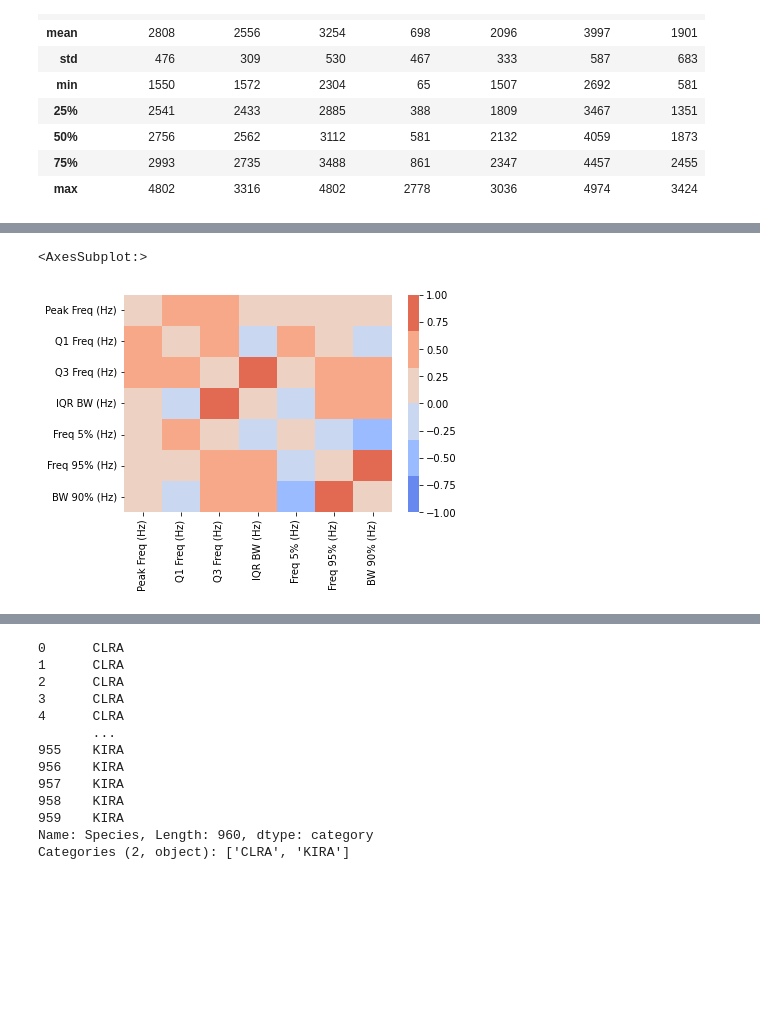
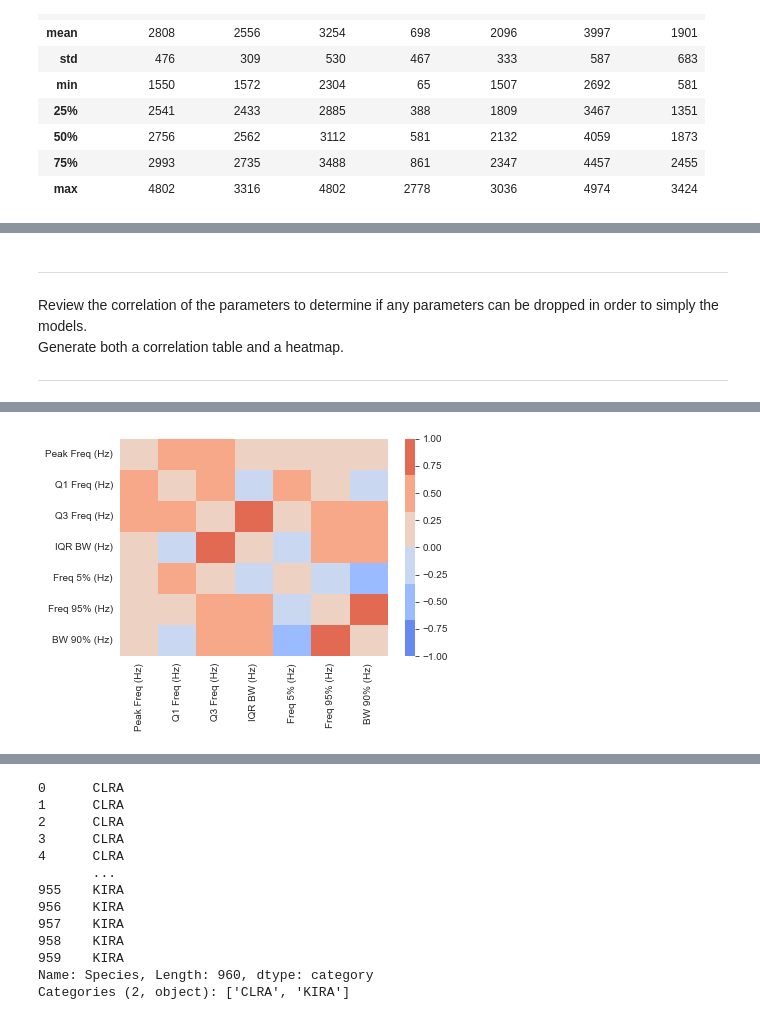
Before and after one commit to carl-schick-ds/rails, a Jupyter notebook: rails.ipynb, the cells around one changed output, grey strips where cells are left out. Drawn from its saved outputs; the diff is of its cells as text; code cells hidden in the pictures; blank space fills up the shorter version.

Commit message:
Parameter Models Interim Checkpoint

```diff
--- a/rails.ipynb
+++ b/rails.ipynb
@@ -101,0 +102,7 @@ King Rails Descriptive Statistics
+# %%
+print(rails_df['Species'].value_counts())
+rails_df['Species'] = rails_df['Species'].apply(lambda x: 'Clapper' if x == 'CLRA' else 'King')
+rails_df['Species'] = rails_df['Species'].astype('category')
+print(rails_df['Species'].value_counts())
+print()
+display(rails_df.info())
@@ -102,3 +128,8 @@ King Rails Descriptive Statistics
+# %% [markdown]
+***
+Review the correlation of the parameters to determine if any parameters can be dropped in order to simply the models.
+Generate both a correlation table and a heatmap.
+***
 # %%
 corr = rails_df.corr()
 display(corr)
@@ -112,10 +143,15 @@ display(corr)
 | Freq 95% (Hz) | 0.206635 | 0.183953 | 0.593003 | 0.507690 | -0.068072 | 1.000000 | 0.889897 |
 | BW 90% (Hz) | 0.061446 | -0.130135 | 0.447317 | 0.581049 | -0.515680 | 0.889897 | 1.000000 |
 # %%
+# Set the self-correlation cells (the diaganols) to zero to minimize their prominence during visual review
+np.fill_diagonal(corr.values, 0)
+
+# Set the palette to 'coolwarm' and the min/max to the extreme ends of valid correlation values
 colormap = sns.color_palette("coolwarm")
-np.fill_diagonal(corr.values, 0)
 vmin, vmax = (-1, 1)
+
+# Display the heatmap
 sns.heatmap(corr, center=(vmin + vmax) / 2, vmin=vmin, vmax=vmax, cmap=colormap)
+'';
 # %% [output]
-<AxesSubplot:>
-[figure, old version]
+[figure, new version]
```
Also changed, not shown: parts of 19 cells of this notebook.
